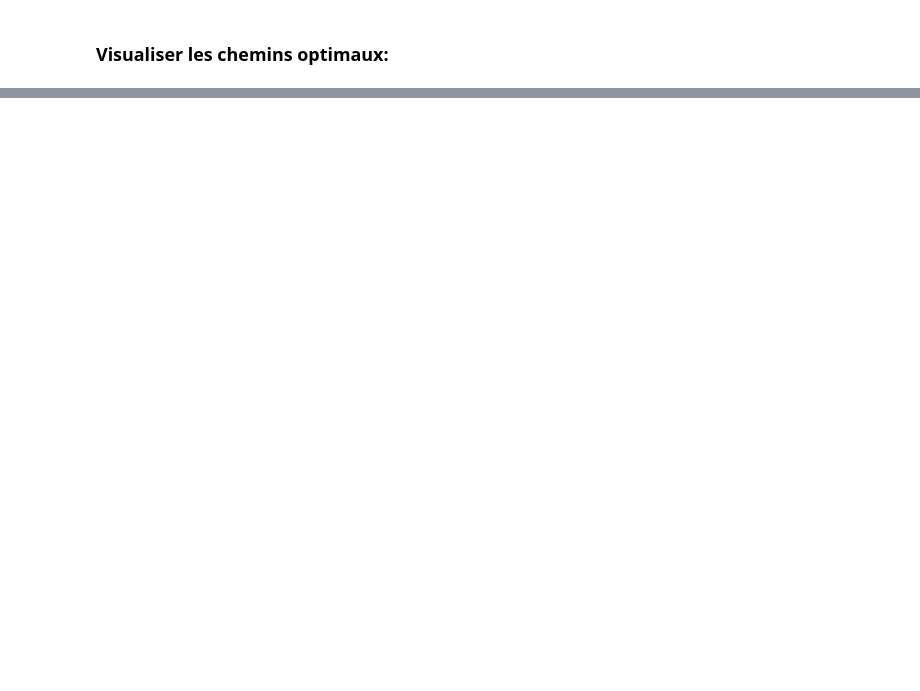
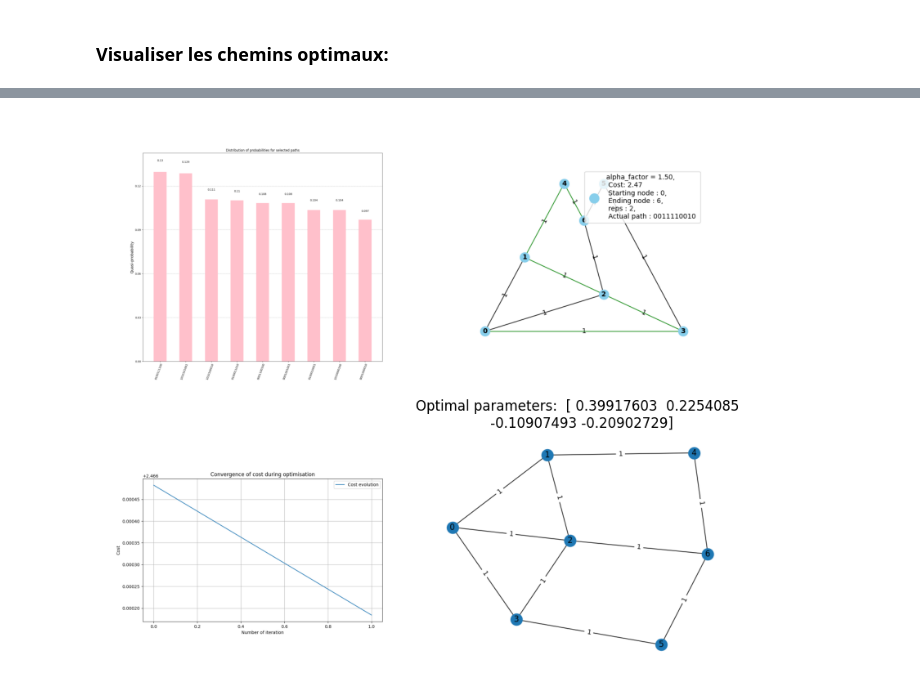
Before and after one commit to scilus/quactography, a Jupyter notebook: scripts/demo.ipynb, the cells around one changed output, grey strips where cells are left out. Drawn from its saved outputs; the diff is of its cells as text; code cells hidden in the pictures; blank space fills up the shorter version.

```diff
--- a/scripts/demo.ipynb
+++ b/scripts/demo.ipynb
@@ -79,0 +85,35 @@ display(Image(filename='opt_paths_0_alpha_2.00.png'))
+# %%
+import matplotlib.pyplot as plt
+import matplotlib.image as mpimg
+
+# Chargement des quatre images
+image1 = mpimg.imread("visu_selected_dist_0.png")
+image2 = mpimg.imread("opt_paths_0_alpha_1.50.png")
+image3 = mpimg.imread("cost_history_plot.png")
+image4 = mpimg.imread("10_rand_graph_visu.png")
+
+# Création de la figure et des sous-graphiques 2x2
+fig, axs = plt.subplots(2, 2, figsize=(8, 8))
+
+# Ajout des images dans la grille
+axs[0, 0].imshow(image1)
+axs[0, 0].axis("off")  # Masquer les axes
+
+axs[0, 1].imshow(image2)
+axs[0, 1].axis("off")
+
+axs[1, 0].imshow(image3)
+axs[1, 0].axis("off")
+
+axs[1, 1].imshow(image4)
+axs[1, 1].axis("off")
+
+# Ajuster l'espacement entre les sous-graphiques
+plt.tight_layout()
+plt.title('Optimal parameters:  [ 0.39917603  0.2254085 \n -0.10907493 -0.20902729]')
+# Sauvegarde de l'image combinée
+# plt.savefig("res_for_5.png", bbox_inches="tight", pad_inches=0.1)
+plt.savefig("res_for_10_powell.png", dpi=300, bbox_inches="tight", pad_inches=0.1)
+plt.show()
+# %% [output]
+[figure, added]
```
Also changed, not shown: parts of 4 cells of this notebook, 16 other files.
